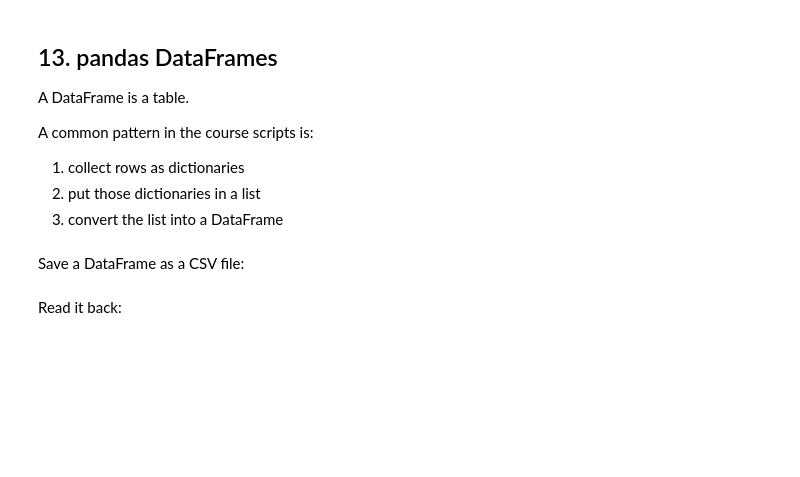
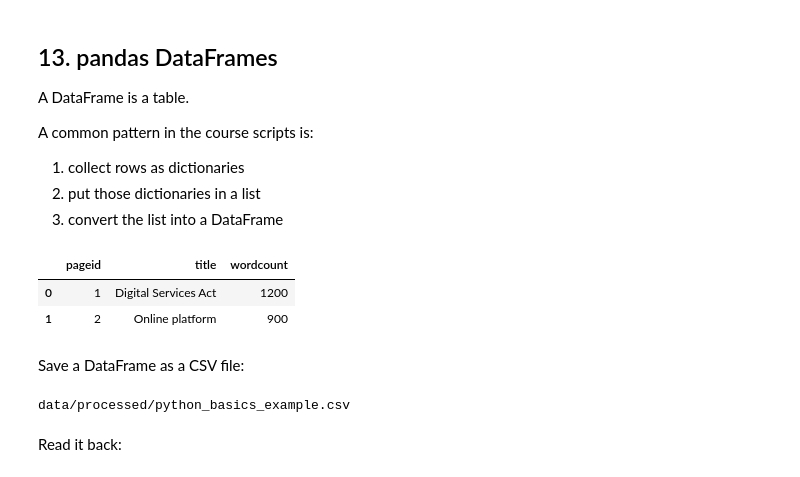
Before and after one commit to noellelebe/methodsNET_vlop-course-materials, a Jupyter notebook: notebooks/python_basics_for_course_scripts.ipynb, the cells around one changed output. Cells and saved outputs as stored; diff of their text form; code cells hidden in the pictures; blank space fills up the shorter version.

```diff
--- a/notebooks/python_basics_for_course_scripts.ipynb
+++ b/notebooks/python_basics_for_course_scripts.ipynb
@@ -295,13 +341,17 @@ A common pattern in the course scripts is:
 # %%
 import pandas as pd
 
 rows = [
     {"pageid": 1, "title": "Digital Services Act", "wordcount": 1200},
     {"pageid": 2, "title": "Online platform", "wordcount": 900},
 ]
 
 df = pd.DataFrame(rows)
-df
+df.head()
+# %% [output]
+|  | pageid | title | wordcount |
+| 0 | 1 | Digital Services Act | 1200 |
+| 1 | 2 | Online platform | 900 |
 # %%
 print(df.head())
 print(df["title"])
@@ -309,10 +359,13 @@ print(df[["title", "wordcount"]])
 # %% [markdown]
 Save a DataFrame as a CSV file:
 # %%
+output_path
 output_path = Path("data/processed/python_basics_example.csv")
 df.to_csv(output_path, index=False)
 
 print(output_path)
+# %% [output]
+data/processed/python_basics_example.csv
 # %% [markdown]
 Read it back:
 # %%
```
Also changed, not shown: parts of 12 cells of this notebook.
